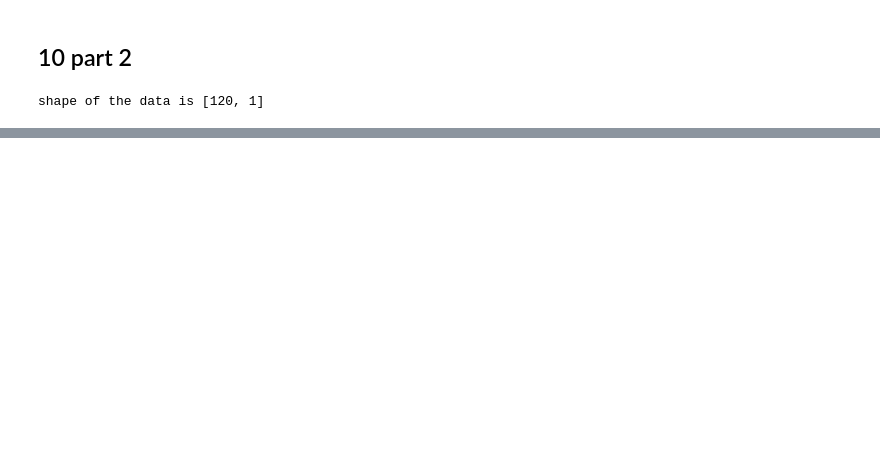
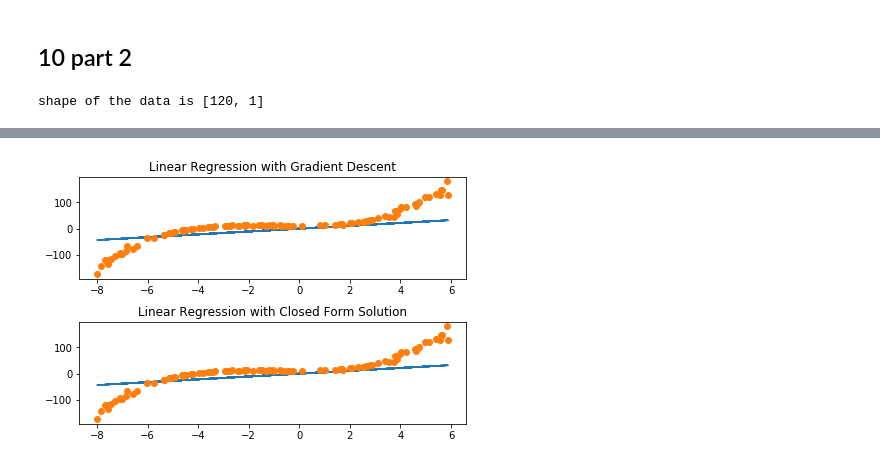
Before and after one commit to Sneezembop/MachineLearning-CS-6140, a Jupyter notebook: Assignment1/Assignment 1.ipynb, the cells around one changed output, grey strips where cells are left out. Cells and saved outputs as stored; diff of their text form; code cells hidden in the pictures; blank space fills up the shorter version.

```diff
--- a/Assignment1/Assignment 1.ipynb
+++ b/Assignment1/Assignment 1.ipynb
@@ -112,0 +108,24 @@ for x in range(4):
+# %%
+m = len(X_trn)
+itterations = 2000
+lrnRate = 0.01
+X = np.mat(X_trn)
+Y = np.mat(Y_trn)
+theta1 = np.mat('[0]')
+
+theta1 = gradientDescent(X, Y, theta1, lrnRate, itterations)
+theta2 = calcCFTheta(X,Y)
+# %%
+plt.subplot(2,1,1)
+plt.title('Linear Regression with Gradient Descent')
+plt.plot(X_tst, X_tst * theta1)
+plt.plot(X_tst, Y_tst, 'o')
+
+plt.subplot(2,1,2)
+plt.title('Linear Regression with Closed Form Solution')
+plt.plot(X_tst, X_tst * theta2)
+plt.plot(X_tst, Y_tst, 'o')
+
+plt.tight_layout(pad=0.4, w_pad=0.5, h_pad=1.0)
+# %% [output]
+[figure, added]
```
Also changed, not shown: parts of 7 cells of this notebook, 1 other file.
